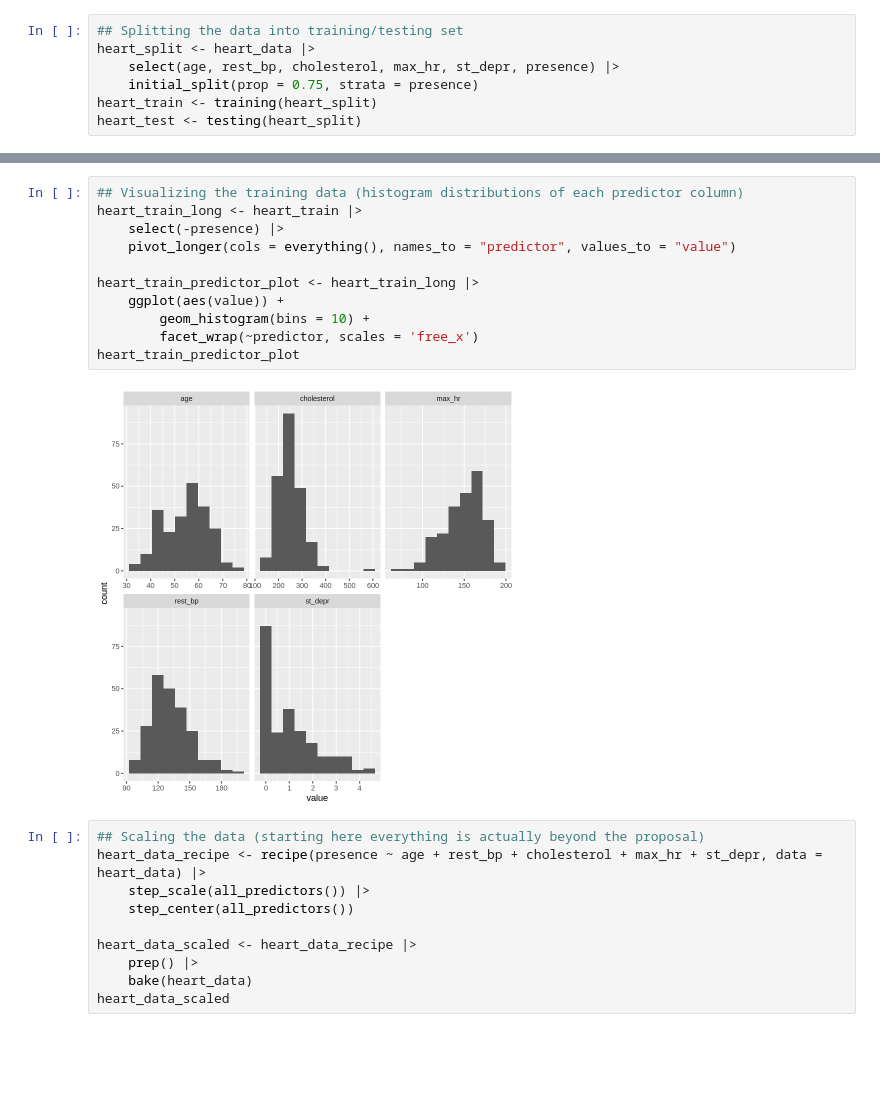
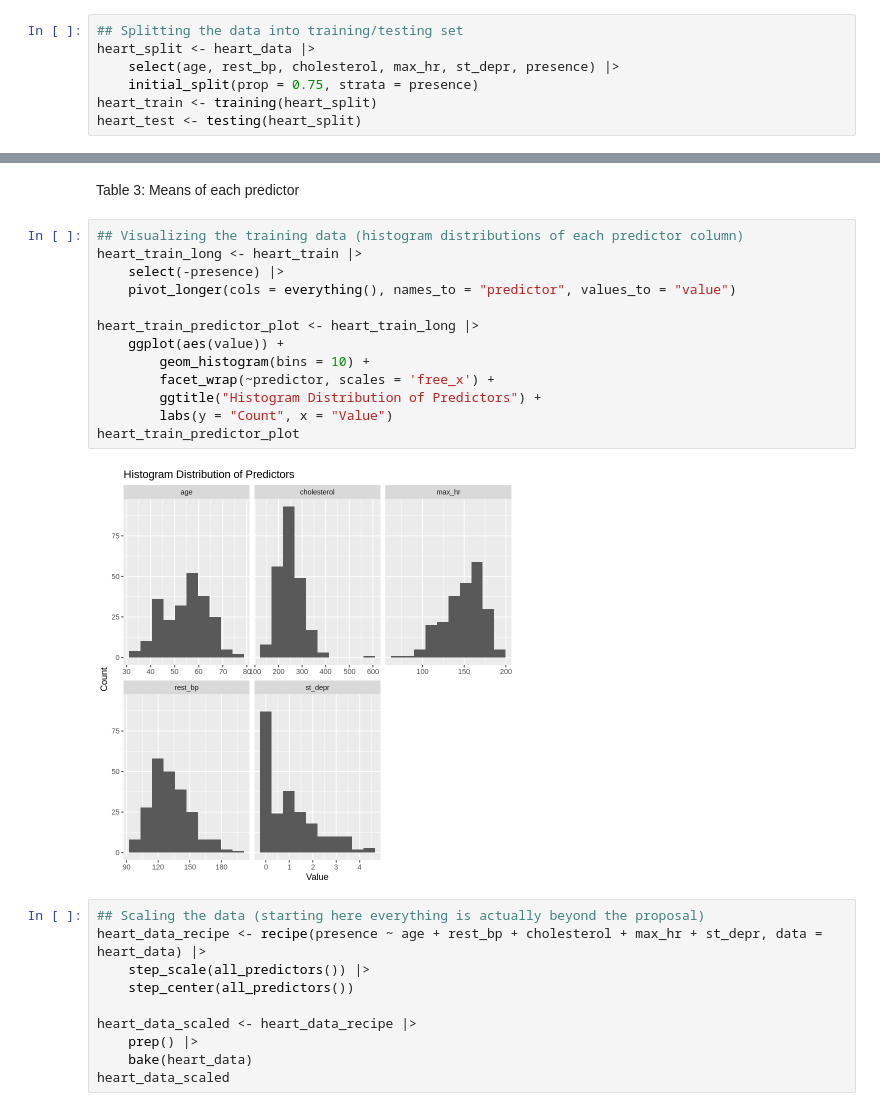
Before and after one commit to itsDagu/dsci100-group-01, a Jupyter notebook: group_proposal.ipynb, the cells around one changed output, grey strips where cells are left out. Drawn from its saved outputs; the diff is of its cells as text; blank space fills up the shorter version.

```diff
--- a/group_proposal.ipynb
+++ b/group_proposal.ipynb
@@ -109,16 +115,20 @@ A data.frame: 1 × 5
+# %% [markdown]
+Table 3: Means of each predictor
 # %%
 ## Visualizing the training data (histogram distributions of each predictor column)
 heart_train_long <- heart_train |>
     select(-presence) |>
     pivot_longer(cols = everything(), names_to = "predictor", values_to = "value")
 
 heart_train_predictor_plot <- heart_train_long |>
     ggplot(aes(value)) +
         geom_histogram(bins = 10) +
-        facet_wrap(~predictor, scales = 'free_x')
+        facet_wrap(~predictor, scales = 'free_x') +
+        ggtitle("Histogram Distribution of Predictors") +
+        labs(y = "Count", x = "Value")
 heart_train_predictor_plot
 # %% [output]
-[figure, old version]
+[figure, new version]
 # %%
 ## Scaling the data (starting here everything is actually beyond the proposal)
 heart_data_recipe <- recipe(presence ~ age + rest_bp + cholesterol + max_hr + st_depr, data = heart_data) |>
```
Also changed, not shown: parts of 11 cells of this notebook.
